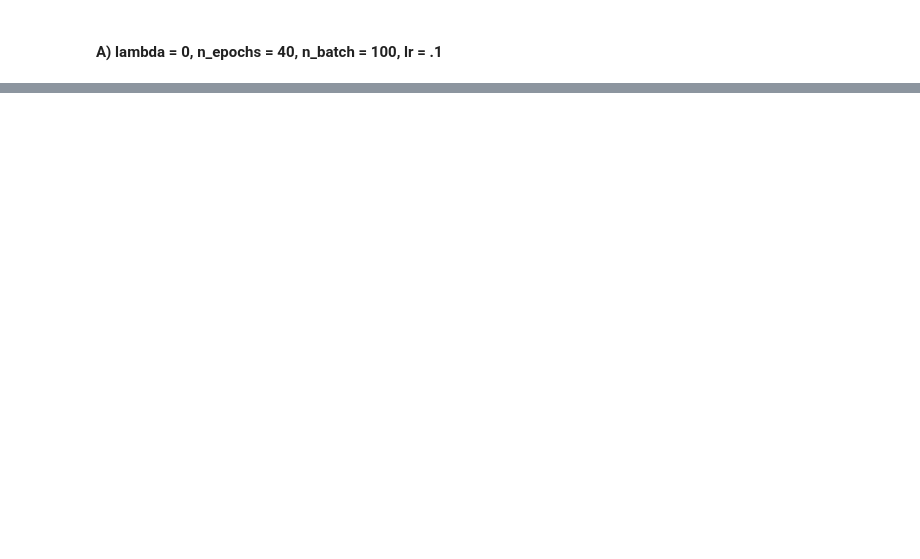
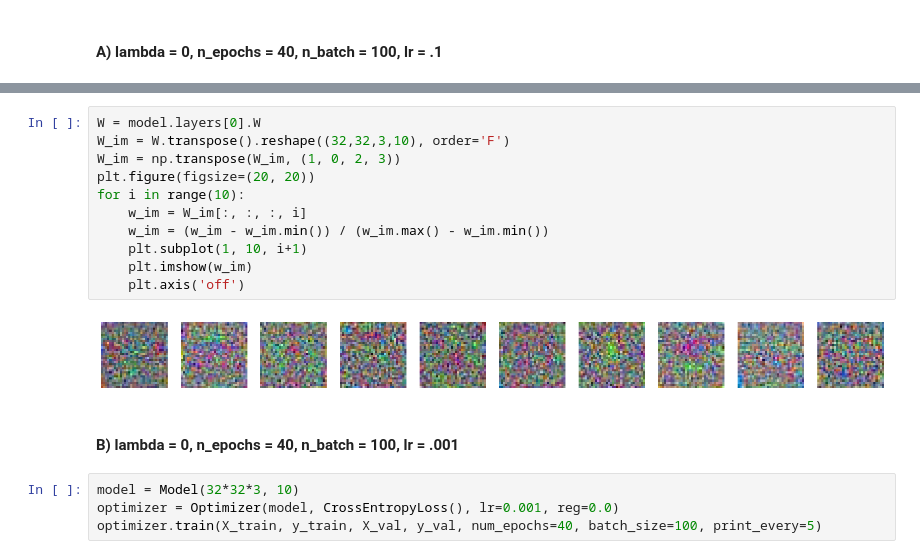
Before and after one commit to kahoujo1/DD2424-assignments, a Jupyter notebook: assignment1/src/ntb.ipynb, the cells around one changed output, grey strips where cells are left out. Saved outputs shown, nothing was run; the diff lists cells and outputs as text; blank space fills up the shorter version.

Commit message:
generated graphs and final accuracy

```diff
--- a/assignment1/src/ntb.ipynb
+++ b/assignment1/src/ntb.ipynb
@@ -162,0 +176,19 @@ optimizer.plot_training_progress()
+# %%
+W = model.layers[0].W
+W_im = W.transpose().reshape((32,32,3,10), order='F')
+W_im = np.transpose(W_im, (1, 0, 2, 3))
+plt.figure(figsize=(20, 20))
+for i in range(10):
+    w_im = W_im[:, :, :, i]
+    w_im = (w_im - w_im.min()) / (w_im.max() - w_im.min())
+    plt.subplot(1, 10, i+1)
+    plt.imshow(w_im)
+    plt.axis('off')
+# %% [output]
+[figure, added]
+# %% [markdown]
+#### B) lambda = 0, n_epochs = 40, n_batch = 100, lr = .001
+# %%
+model = Model(32*32*3, 10)
+optimizer = Optimizer(model, CrossEntropyLoss(), lr=0.001, reg=0.0)
+optimizer.train(X_train, y_train, X_val, y_val, num_epochs=40, batch_size=100, print_every=5)
```
Also changed, not shown: parts of 17 cells of this notebook, 2 other files.
